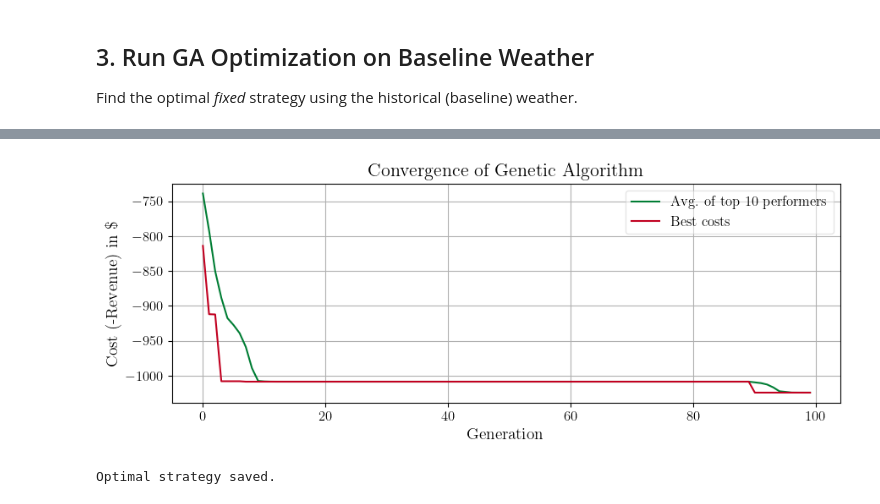
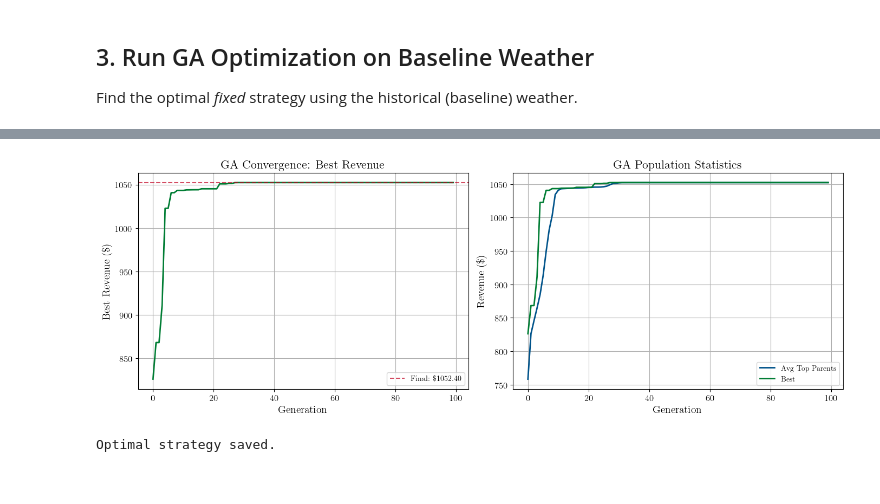
Before and after one commit to carlacupcake/smartfarm, a Jupyter notebook: src/smartfarm/examples/weather/ga_weather_scenarios.ipynb, the cells around one changed output, grey strips where cells are left out. Cells and saved outputs as stored; diff of their text form; code cells hidden in the pictures.

Commit message:
latex for all weather and bo plotting

```diff
--- a/src/smartfarm/examples/weather/ga_weather_scenarios.ipynb
+++ b/src/smartfarm/examples/weather/ga_weather_scenarios.ipynb
@@ -8,6 +8,7 @@ This notebook:
 4. Saves results for comparison with MPC
 # %%
 # Import necessary modules
+import matplotlib.pyplot as plt
 import numpy as np
 import os
 import pandas as pd
@@ -40,7 +41,13 @@ from core.weather.stochastic_weather import (
     scenarios_to_dataframe
 )
 
-from core.plotting.plotting import *
+from core.plotting.plotting_params import PlottingParams
+from core.plotting.plotting_colors import PlottingColors
+
+# Apply plotting style (LaTeX + color-blind friendly)
+plotting_params = PlottingParams()
+plotting_colors = PlottingColors()
+plotting_colors.apply_as_default()
 # %% [markdown]
 ## 1. Generate Weather Scenarios
 # %%
@@ -269,8 +276,36 @@ Expected revenue on baseline weather: $1024.46
 # %%
 # Plot GA convergence
-ga_result.plot_optimization_results()
+fig, axes = plt.subplots(1, 2, figsize=(14, 5))
+
+# Left: Best cost (revenue) over generations
+ax1 = axes[0]
+generations = range(len(ga_result.lowest_costs))
+revenues = [-c for c in ga_result.lowest_costs]  # Convert cost to revenue
+ax1.plot(generations, revenues, color=plotting_colors.vivid_green, linewidth=2)
+ax1.set_xlabel('Generation')
+ax1.set_ylabel('Best Revenue (\\$)')
+ax1.set_title('GA Convergence: Best Revenue')
+ax1.axhline(revenues[-1], color=plotting_colors.vivid_red, linestyle='--',
+            alpha=0.7, label=f'Final: \\${revenues[-1]:.2f}')
+ax1.legend(loc='lower right')
+
+# Right: Best vs Average parent costs
+ax2 = axes[1]
+avg_revenues = [-c for c in ga_result.avg_parent_costs]
+ax2.plot(generations, avg_revenues, color=plotting_colors.strong_blue,
+         linewidth=2, label='Avg Top Parents')
+ax2.plot(generations, revenues, color=plotting_colors.vivid_green,
+         linewidth=2, label='Best')
+ax2.set_xlabel('Generation')
+ax2.set_ylabel('Revenue (\\$)')
+ax2.set_title('GA Population Statistics')
+ax2.legend()
+
+plt.tight_layout()
+plt.savefig('weather_scenario_results/ga_convergence.png', dpi=150, bbox_inches='tight')
+plt.show()
 # %% [output]
-[figure, old version]
+[figure, new version]
 # %%
 # Save optimal strategy
 with open('weather_scenario_results/ga_optimal_strategy.pkl', 'wb') as f:
```
Also changed, not shown: parts of 7 cells of this notebook, 32 other files.
